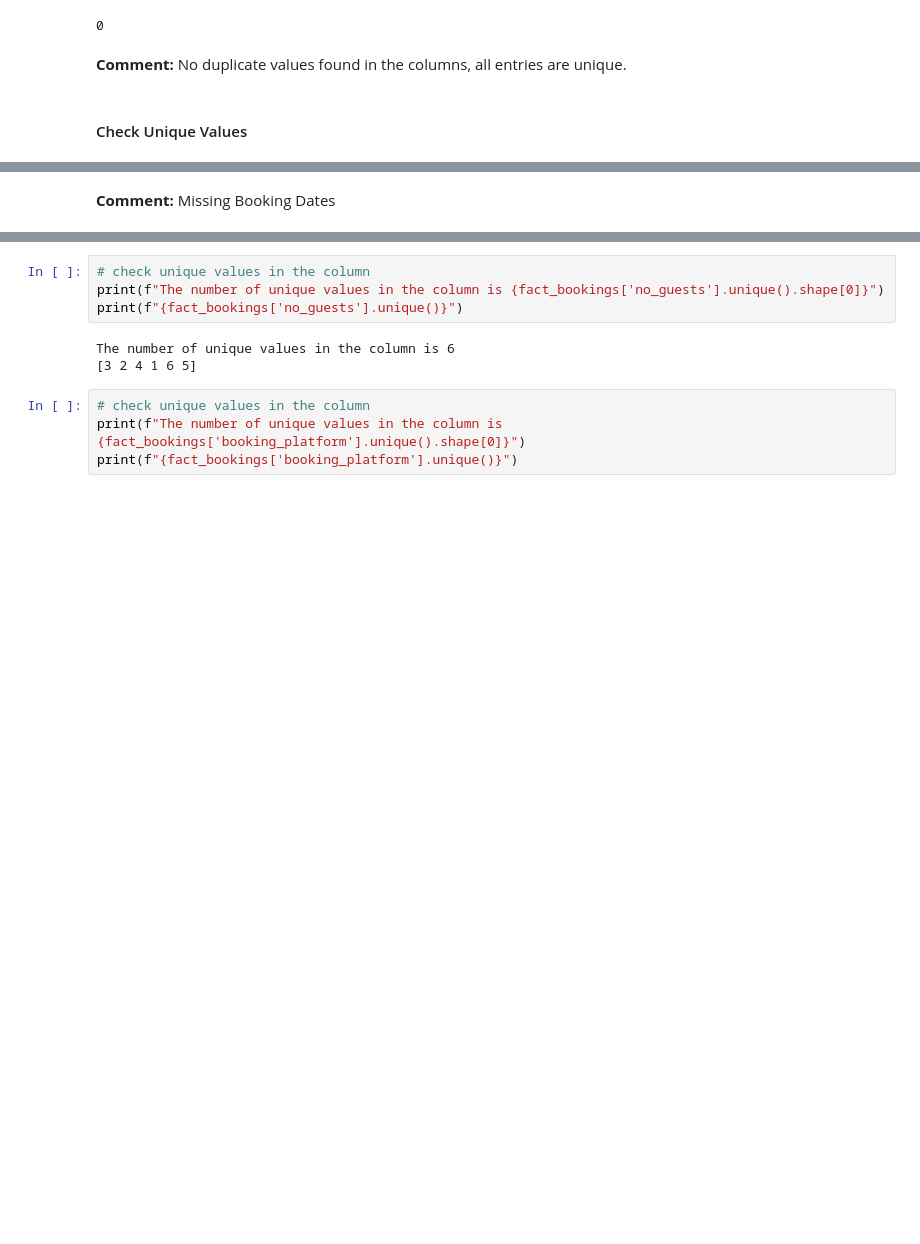
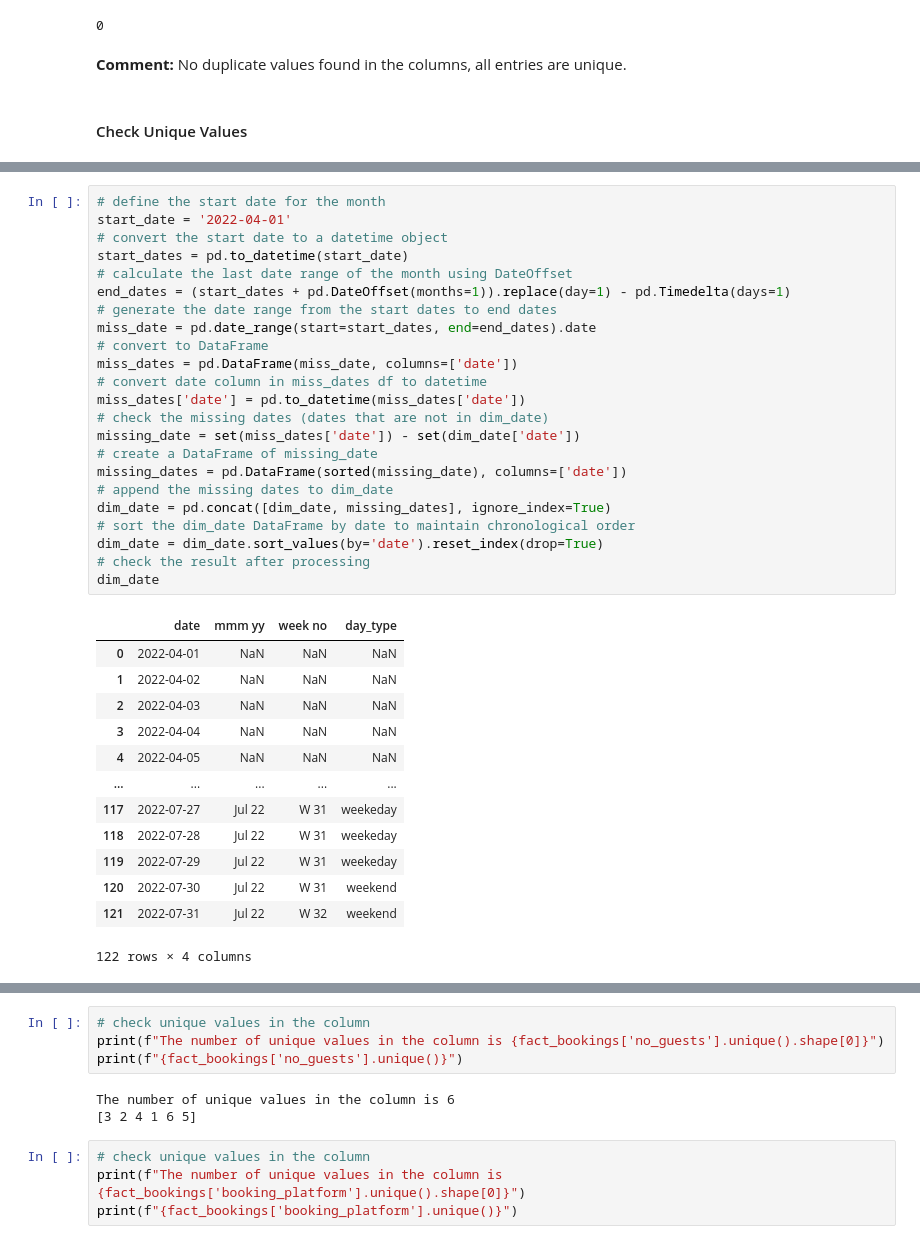
Before and after one commit to WalterEdwardd/AtliQ_Grands_Hospitality_Revenue_Strategy_Project, a Jupyter notebook: scripts/processed.ipynb, the cells around one changed output, grey strips where cells are left out. Drawn from its saved outputs; the diff is of its cells as text; blank space fills up the shorter version.

```diff
--- a/scripts/processed.ipynb
+++ b/scripts/processed.ipynb
@@ -1458,5 +1286,39 @@ the end date is 2022-07-31 00:00:00
 Missing dates: []
 Missing order placement date: [Timestamp('2022-04-07 00:00:00'), Timestamp('2022-04-08 00:00:00'), Timestamp('2022-04-09 00:00:00'), Timestamp('2022-04-10 00:00:00'), Timestamp('2022-04-11 00:00:00'), ...
-# %% [markdown]
-**Comment:**
-Missing Booking Dates
+# %%
+# define the start date for the month
+start_date = '2022-04-01'
+# convert the start date to a datetime object
+start_dates = pd.to_datetime(start_date)
+# calculate the last date range of the month using DateOffset
+end_dates = (start_dates + pd.DateOffset(months=1)).replace(day=1) - pd.Timedelta(days=1)
+# generate the date range from the start dates to end dates
+miss_date = pd.date_range(start=start_dates, end=end_dates).date
+# convert to DataFrame
+miss_dates = pd.DataFrame(miss_date, columns=['date'])
+# convert date column in miss_dates df to datetime
+miss_dates['date'] = pd.to_datetime(miss_dates['date'])
+# check the missing dates (dates that are not in dim_date)
+missing_date = set(miss_dates['date']) - set(dim_date['date'])
+# create a DataFrame of missing_date
+missing_dates = pd.DataFrame(sorted(missing_date), columns=['date'])
+# append the missing dates to dim_date
+dim_date = pd.concat([dim_date, missing_dates], ignore_index=True)
+# sort the dim_date DataFrame by date to maintain chronological order
+dim_date = dim_date.sort_values(by='date').reset_index(drop=True)
+# check the result after processing
+dim_date
+# %% [output]
+|  | date | mmm yy | week no | day_type |
+| 0 | 2022-04-01 | NaN | NaN | NaN |
+| 1 | 2022-04-02 | NaN | NaN | NaN |
+| 2 | 2022-04-03 | NaN | NaN | NaN |
+| 3 | 2022-04-04 | NaN | NaN | NaN |
+| 4 | 2022-04-05 | NaN | NaN | NaN |
+| ... | ... | ... | ... | ... |
+| 117 | 2022-07-27 | Jul 22 | W 31 | weekeday |
+| 118 | 2022-07-28 | Jul 22 | W 31 | weekeday |
+| 119 | 2022-07-29 | Jul 22 | W 31 | weekeday |
+| 120 | 2022-07-30 | Jul 22 | W 31 | weekend |
+| 121 | 2022-07-31 | Jul 22 | W 32 | weekend |
+122 rows × 4 columns
```
Also changed, not shown: parts of 77 cells of this notebook, 3 other files.
